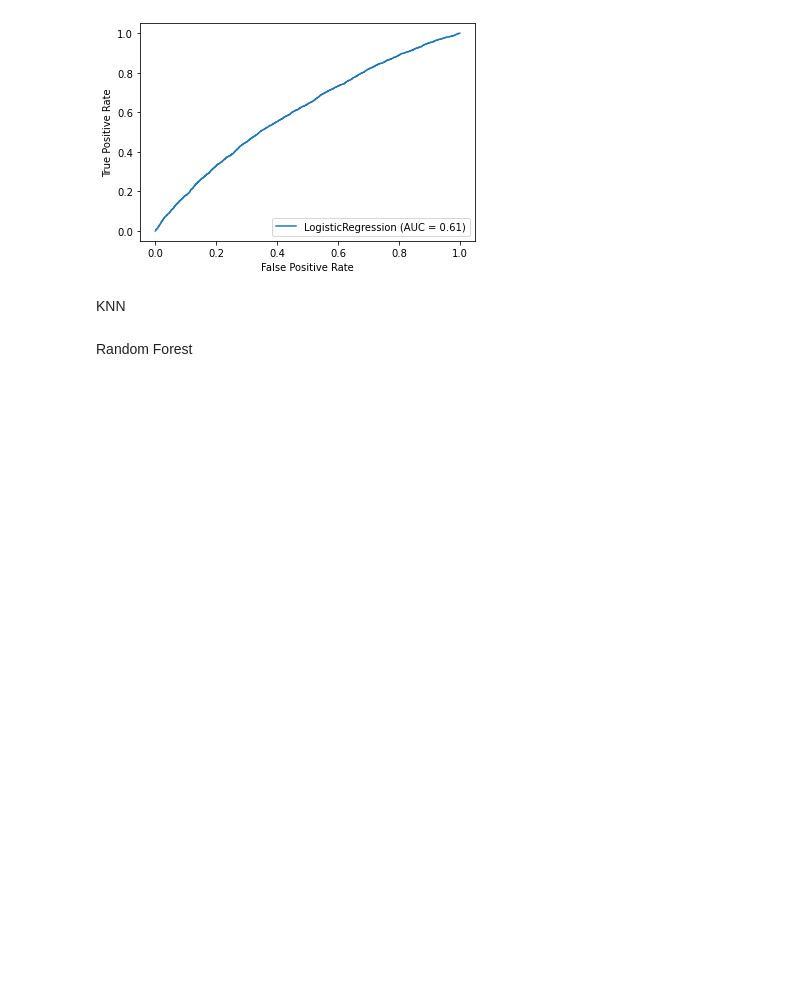
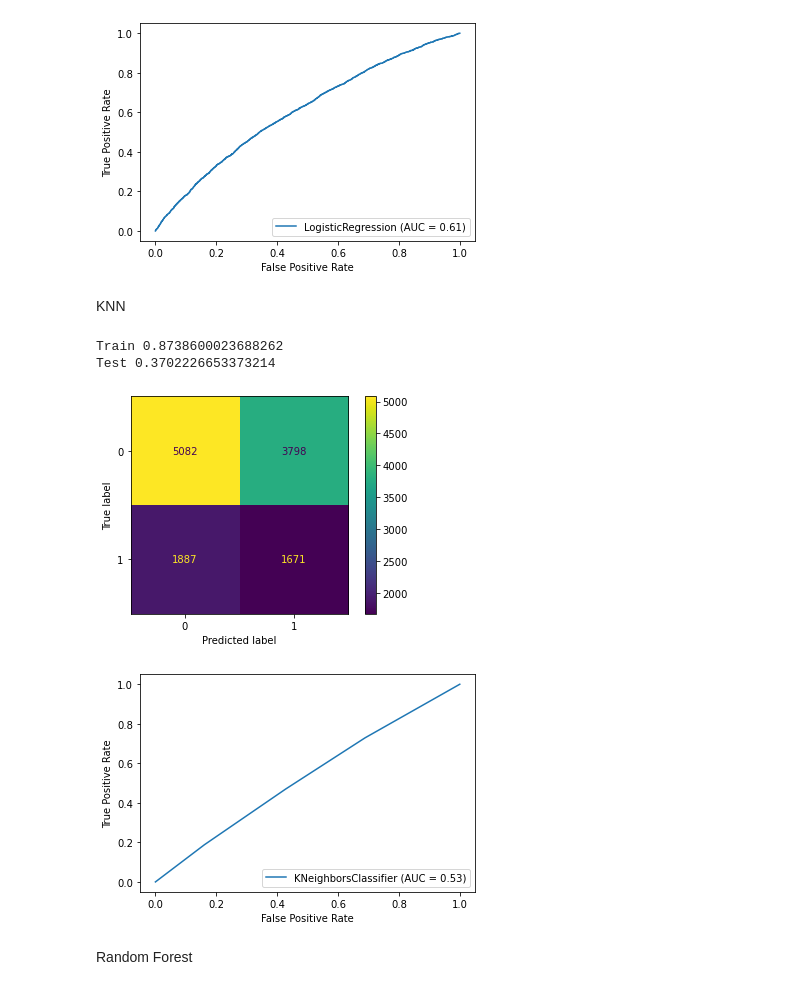
Before and after one commit to chris-helmerson/Cellular_Customer_Churn_Prediction, a Jupyter notebook: EDA.ipynb, the cells around one changed output. Saved outputs shown, nothing was run; the diff lists cells and outputs as text; code cells hidden in the pictures; blank space fills up the shorter version.

```diff
--- a/EDA.ipynb
+++ b/EDA.ipynb
@@ -196,17 +308,27 @@ Test 0.43794699200673115
 # %% [markdown]
 KNN
 # %%
-# mscale = MinMaxScaler()
-# x_train_mscaled = mscale.fit_transform(x_train)
-# x_test_mscaled = mscale.transform(x_test)
-# knn = KNeighborsClassifier(n_neighbors=3)
-# knn.fit(x_train_mscaled, y_train)
-# y_hat_train = knn.predict(x_train_mscaled)
-# y_hat_test = knn.predict(x_test_mscaled)
-# print(f'Train {f1_score(y_train, y_hat_train)}')
-# print(f'Test {f1_score(y_test, y_hat_test)}')
-# plot_confusion_matrix(knn, x_test_mscaled, y_test);
-# plot_roc_curve(knn, x_test_mscaled, y_test);
+x_train, x_test, y_train, y_test = train_test_split(x, y, test_size=0.25, random_state=15)
+mscale = MinMaxScaler()
+x_train_mscaled = mscale.fit_transform(x_train)
+x_test_mscaled = mscale.transform(x_test)
+
+sm = SMOTE(random_state=15)
+x_train_mscaled, y_mtrain = sm.fit_resample(x_train_mscaled, y_train)
+
+knn = KNeighborsClassifier(n_neighbors=3)
+knn.fit(x_train_mscaled, y_mtrain)
+y_hat_train = knn.predict(x_train_mscaled)
+y_hat_test = knn.predict(x_test_mscaled)
+print(f'Train {f1_score(y_mtrain, y_hat_train)}')
+print(f'Test {f1_score(y_test, y_hat_test)}')
+plot_confusion_matrix(knn, x_test_mscaled, y_test);
+plot_roc_curve(knn, x_test_mscaled, y_test);
+# %% [output]
+Train 0.8738600023688262
+Test 0.3702226653373214
+[figure, added]
+[figure, added]
 # %% [markdown]
 Random Forest
 # %%
```
Also changed, not shown: parts of 10 cells of this notebook.
